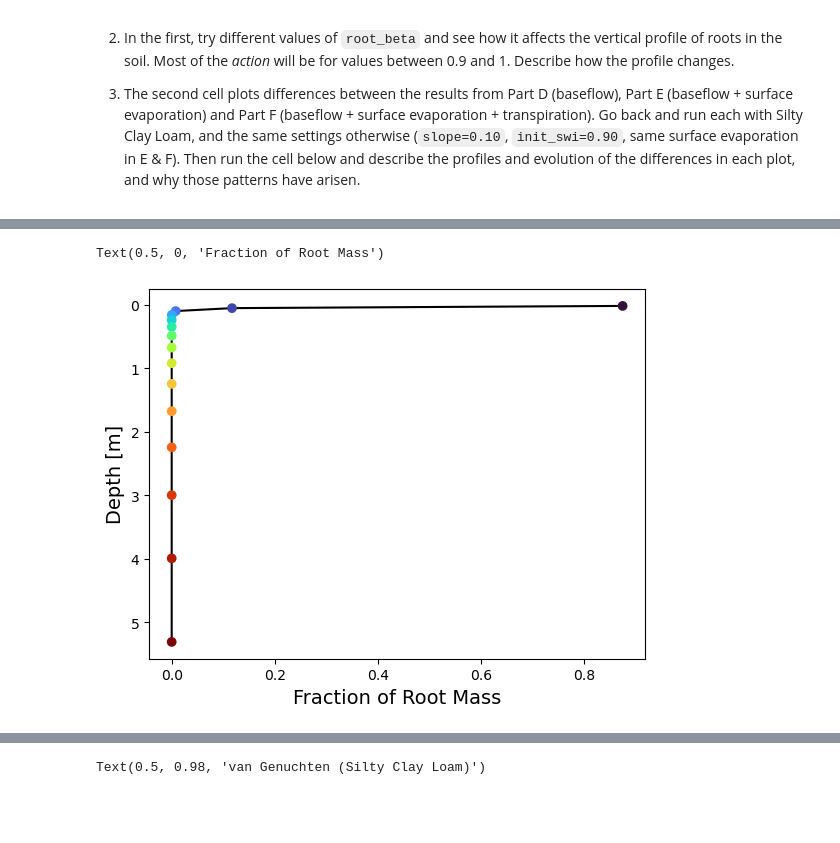
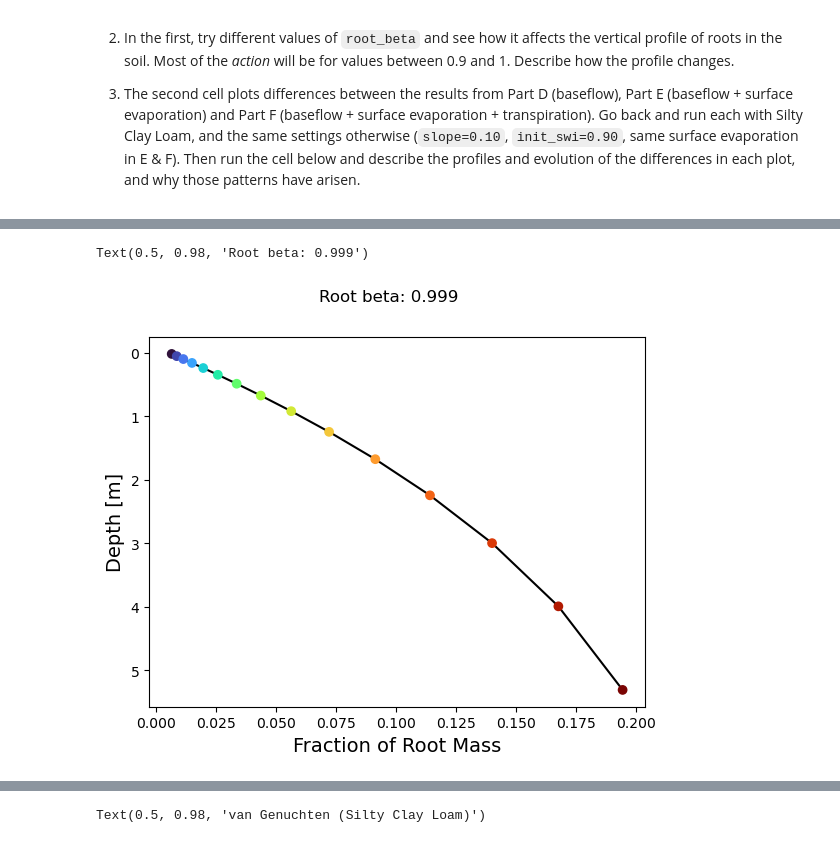
Before and after one commit to anlawyer/land-climate-interactions, a Jupyter notebook: HW6/CLIM614_HW-6.ipynb, the cells around one changed output, grey strips where cells are left out. Saved outputs shown, nothing was run; the diff lists cells and outputs as text; code cells hidden in the pictures; blank space fills up the shorter version.

```diff
--- a/HW6/CLIM614_HW-6.ipynb
+++ b/HW6/CLIM614_HW-6.ipynb
@@ -1915,12 +1923,13 @@ There are a couple of extra code cells below:
 # %%
-root_beta  = 0.5    # Determines vertical distribution of roots in soil - where transpiration draws from
+root_beta  = 0.999    # Determines vertical distribution of roots in soil - where transpiration draws from
 
 roots = roots_jackson(layer_depth,root_beta=root_beta)
 plt.plot(roots,layer_mid,c='k')
 plt.scatter(roots,layer_mid,c=np.arange(nlayers),cmap='turbo',zorder=3)
 plt.gca().invert_yaxis()
 plt.ylabel("Depth [m]",fontsize=14)
 plt.xlabel("Fraction of Root Mass",fontsize=14)
+plt.suptitle(f"Root beta: {root_beta}")
 # %% [output]
-Text(0.5, 0, 'Fraction of Root Mass')
+Text(0.5, 0.98, 'Root beta: 0.999')
-[figure, old version]
+[figure, new version]
```
Also changed, not shown: parts of 9 cells of this notebook.
